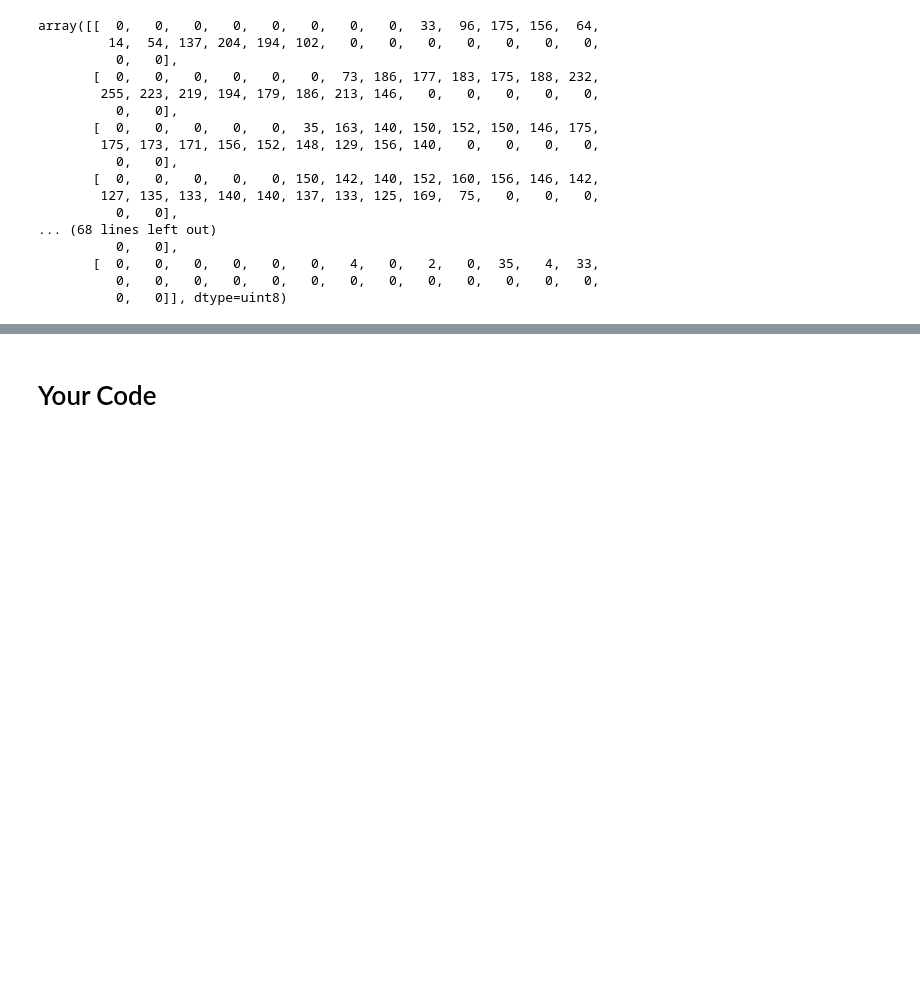
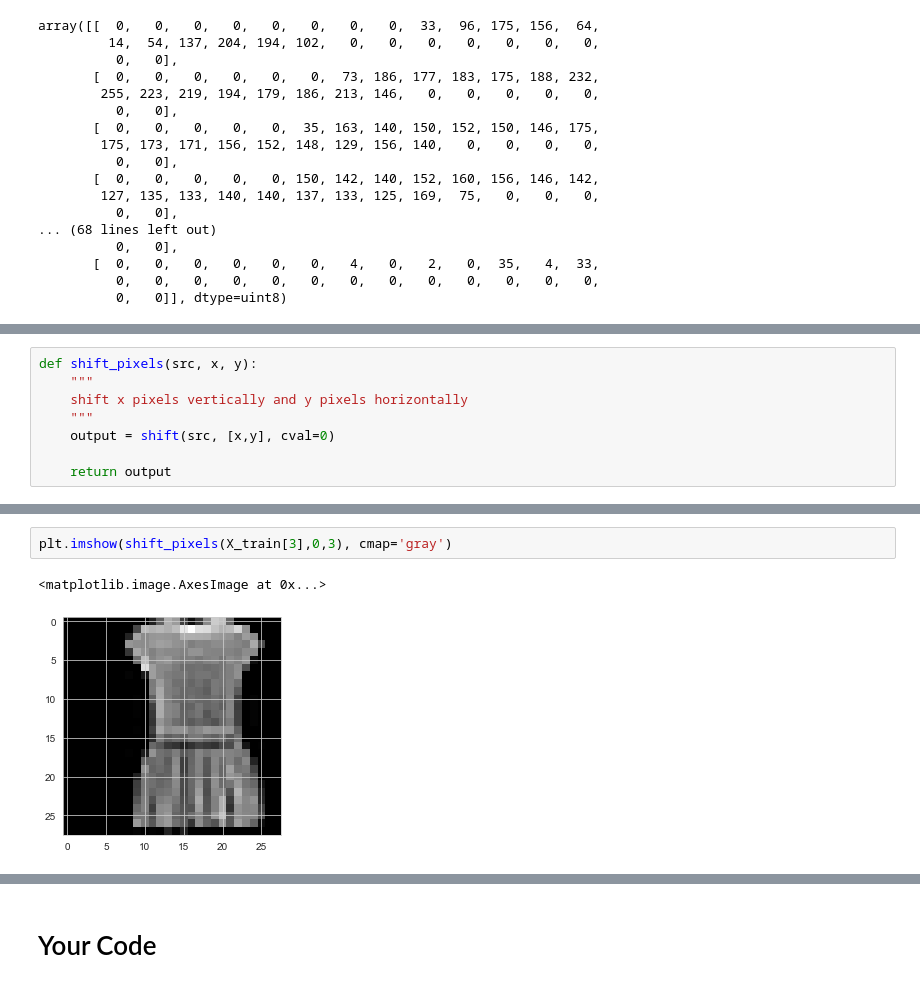
Before and after one commit to tranhoangkhuongvn/week6_fashion_mnist, a Jupyter notebook: Week6_Fashion_MNIST_khuong.ipynb, the cells around one changed output, grey strips where cells are left out. Saved outputs shown, nothing was run; the diff lists cells and outputs as text; blank space fills up the shorter version.

```diff
--- a/Week6_Fashion_MNIST_khuong.ipynb
+++ b/Week6_Fashion_MNIST_khuong.ipynb
@@ -330,0 +369,8 @@ Label: 3
+# %%
+def shift_pixels(src, x, y):
+    """
+    shift x pixels vertically and y pixels horizontally
+    """
+    output = shift(src, [x,y], cval=0)
+
+    return output
@@ -330,0 +390,5 @@ Label: 3
+# %%
+plt.imshow(shift_pixels(X_train[3],0,3), cmap='gray')
+# %% [output]
+<matplotlib.image.AxesImage at 0x...>
+[figure, added]
```
Also changed, not shown: parts of 40 cells of this notebook.
